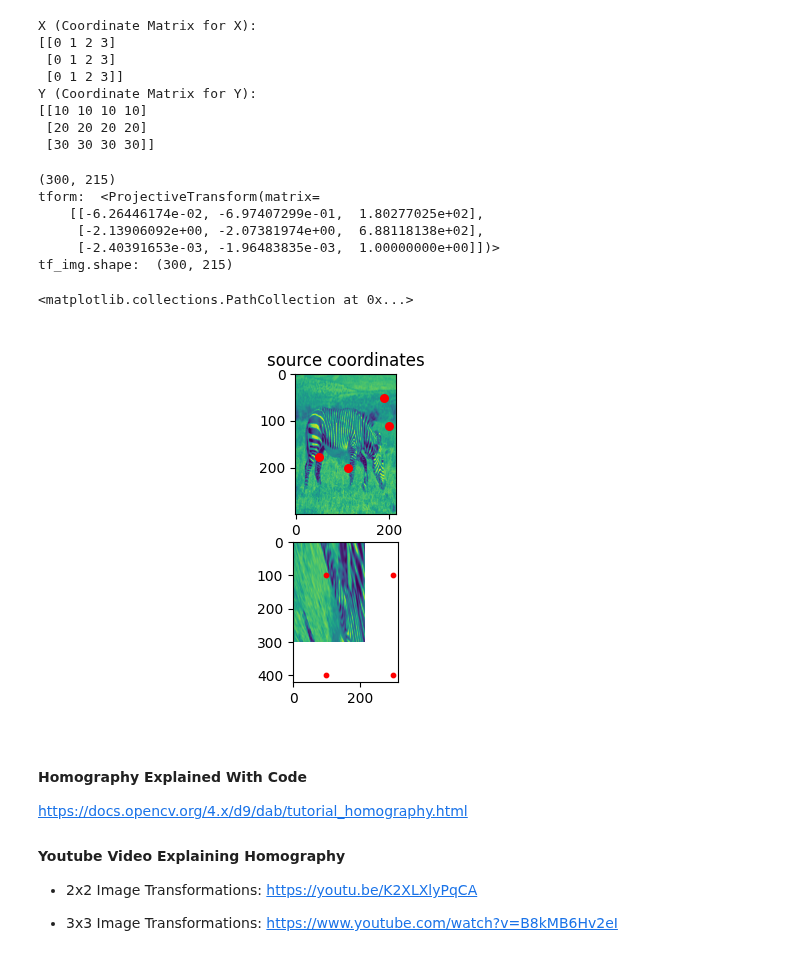
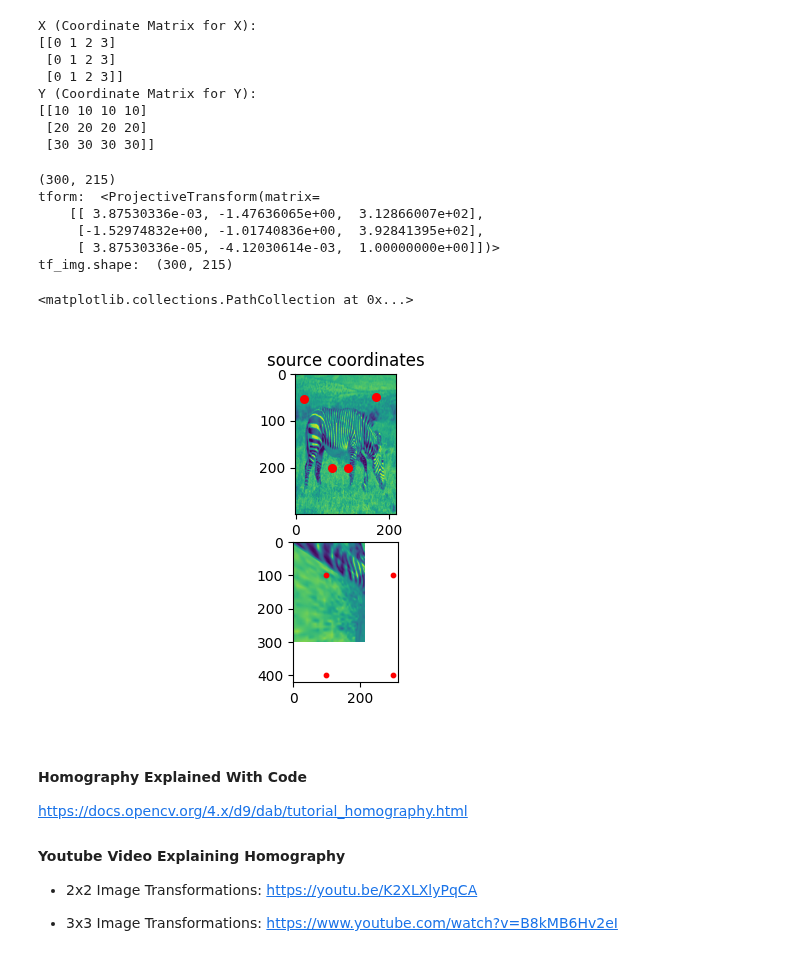
Before and after one commit to JoshuaG-K/transformation-visualization-tool, a Jupyter notebook: transformations.ipynb, the cells around one changed output. Saved outputs shown, nothing was run; the diff lists cells and outputs as text; code cells hidden in the pictures.

```diff
--- a/transformations.ipynb
+++ b/transformations.ipynb
@@ -611,36 +716,41 @@ Y (Coordinate Matrix for Y):
  [30 30 30 30]]
 # %%
 from skimage import transform
+zebra_img = cv2.imread('images/Zebra_small.png') # load our source image
+zebra_img = cv2.cvtColor(zebra_img, cv2.COLOR_BGR2GRAY) # convert to grayscale
+resize_factor = 1.0
+zebra_img = cv2.resize(zebra_img, (int(zebra_img.shape[0]*resize_factor), int(zebra_img.shape[1]*resize_factor)))
+
 print(zebra_img.shape)
 src_2 = np.array([112, 200,
-                  50, 178,
-                  200, 111,
-                  190, 50,]).reshape((4, 2))
+                  77, 200,
+                  172, 48,
+                  17, 53,]).reshape((4, 2))
 dst_2 = np.array([50, 50,
                   50, 200,
                   150, 50,
                   150, 200,]).reshape((4, 2))
 fig, ax = plt.subplots(2, 1, figsize=(6, 4))
 ax[0].imshow(zebra_img, )
 ax[0].scatter(src_2[:,0], src_2[:,1], c='red', s=30)
 ax[0].set_title('source coordinates')
 dst_2 = dst_2*2 #because image sizes are not the same.
 tform = transform.estimate_transform('projective', src_2, dst_2)
 print("tform: ", tform)
 tf_img = transform.warp(zebra_img, tform.inverse)
 
 print("tf_img.shape: ", tf_img.shape)
 ax[1].imshow(tf_img)
 ax[1].scatter(dst_2[:,0], dst_2[:,1], c='red', s=10)
 # %% [output]
 (300, 215)
 tform:  <ProjectiveTransform(matrix=
-    [[-6.26446174e-02, -6.97407299e-01,  1.80277025e+02],
-     [-2.13906092e+00, -2.07381974e+00,  6.88118138e+02],
-     [-2.40391653e-03, -1.96483835e-03,  1.00000000e+00]])>
+    [[ 3.87530336e-03, -1.47636065e+00,  3.12866007e+02],
+     [-1.52974832e+00, -1.01740836e+00,  3.92841395e+02],
+     [ 3.87530336e-05, -4.12030614e-03,  1.00000000e+00]])>
 tf_img.shape:  (300, 215)
 <matplotlib.collections.PathCollection at 0x...>
-[figure, old version]
+[figure, new version]
 # %% [markdown]
 #### Homography Explained With Code ####
 https://docs.opencv.org/4.x/d9/dab/tutorial_homography.html
```
Also changed, not shown: parts of 3 cells of this notebook.
